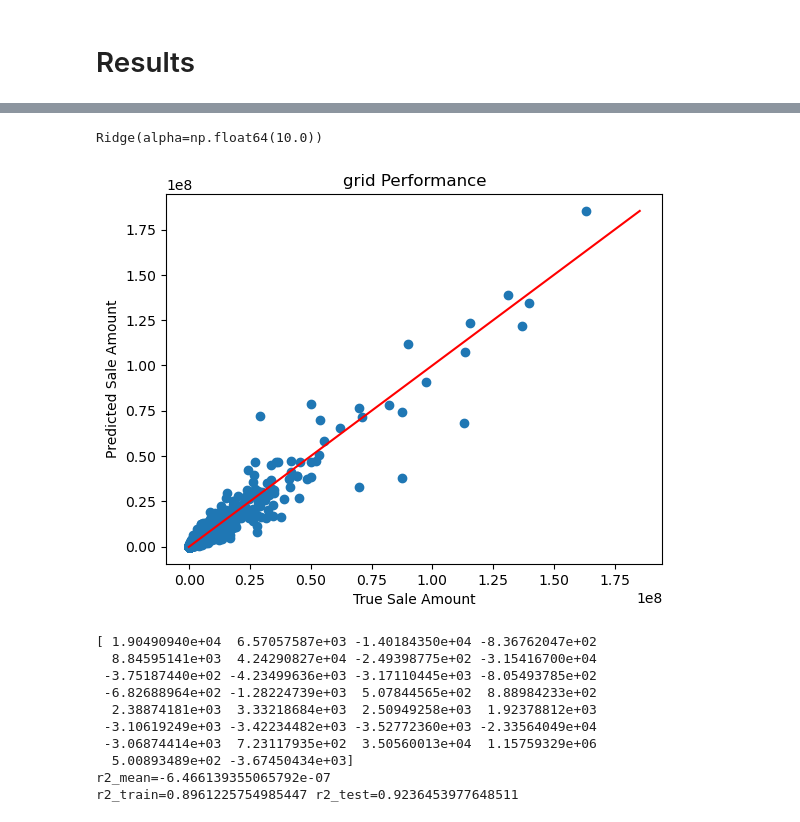
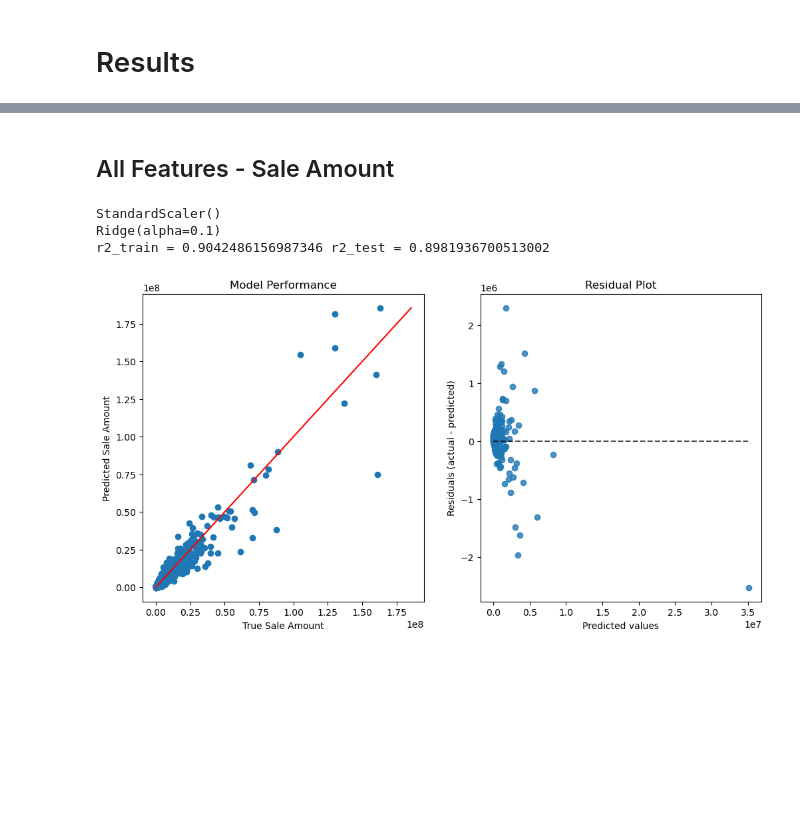
Before and after one commit to jonahmougoue/Connecticut-Real-Estate-Analysis, a Jupyter notebook: RealEstatePrediction.ipynb, the cells around one changed output, grey strips where cells are left out. Saved outputs shown, nothing was run; the diff lists cells and outputs as text; code cells hidden in the pictures; blank space fills up the shorter version.

```diff
--- a/RealEstatePrediction.ipynb
+++ b/RealEstatePrediction.ipynb
@@ -649,0 +734,19 @@ grid.cv_results_
+# %%
+X = df[[
+    'List Year',
+    'Date Recorded',
+    'Town',
+    'Assessed Value',
+    'Property Type',
+    'Street',
+    'Month Sold',
+    'Year Sold',
+    'Years on Market',
+    'Assessor Remarks',
+    'OPM remarks',
+]].copy()
+
+X['Date Recorded'] = X['Date Recorded'].astype('int64')
+
+y = df[['Sale Amount','Sales Ratio']]
+X.head()
@@ -650,43 +760,28 @@ grid.cv_results_
+# %% [markdown]
+## All Features - Sale Amount
 # %%
-from sklearn.metrics import r2_score
-from sklearn.inspection import PartialDependenceDisplay
+from sklearn.model_selection import train_test_split
 
-best_pipe = grid.best_estimator_
-best_model = best_pipe['estimator']
-print(best_model)
+X_train, X_test, y_train, y_test = train_test_split(X,y)
 
-x = np.linspace(min(min(y_test),min(y_pred)), max(max(y_test),max(y_pred)), 100)
+x_features = [
+    'List Year',
+    'Date Recorded',
+    'Town',
+    'Assessed Value',
+    'Property Type',
+    'Street',
+    'Month Sold',
+    'Year Sold',
+    'Years on Market',
+    'Assessor Remarks',
+    'OPM remarks',
+]
+y_feature = 'Sale Amount'
 
-plt.plot(x, x, color='red')
-
-plt.scatter(y_test,y_pred)
-
-plt.title('grid Performance')
-plt.xlabel('True Sale Amount')
-plt.ylabel('Predicted Sale Amount')
-plt.show()
-
-r2_train = grid.score(X_train, y_train)
-r2_test = grid.score(X_test, y_test)
-
-y_mean = np.full(len(y_test),y.mean())
-r2_mean = r2_score(y_test,y_mean)
-
-print(best_model.coef_)
-
-print(f'{r2_mean=}')
-
-print(f'{r2_train=}', f'{r2_test=}')
+predict_and_plot(X_train, X_test, y_train, y_test, x_features, y_feature)
 # %% [output]
-Ridge(alpha=np.float64(10.0))
+StandardScaler()
+Ridge(alpha=0.1)
+r2_train = 0.9042486156987346 r2_test = 0.8981936700513002
-[figure, old version]
+[figure, new version]
-[ 1.90490940e+04  6.57057587e+03 -1.40184350e+04 -8.36762047e+02
-  8.84595141e+03  4.24290827e+04 -2.49398775e+02 -3.15416700e+04
- -3.75187440e+02 -4.23499636e+03 -3.17110445e+03 -8.05493785e+02
- -6.82688964e+02 -1.28224739e+03  5.07844565e+02  8.88984233e+02
-  2.38874181e+03  3.33218684e+03  2.50949258e+03  1.92378812e+03
- -3.10619249e+03 -3.42234482e+03 -3.52772360e+03 -2.33564049e+04
- -3.06874414e+03  7.23117935e+02  3.50560013e+04  1.15759329e+06
-  5.00893489e+02 -3.67450434e+03]
-r2_mean=-6.466139355065792e-07
-r2_train=0.8961225754985447 r2_test=0.9236453977648511
```
Also changed, not shown: parts of 61 cells of this notebook.
